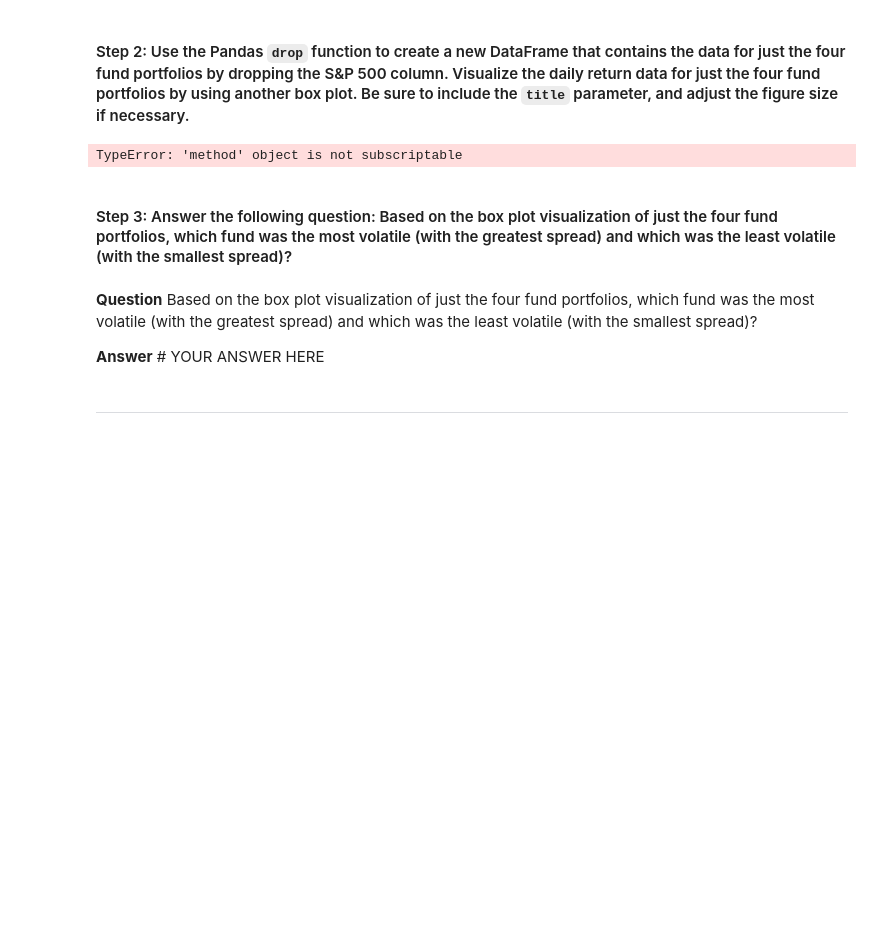
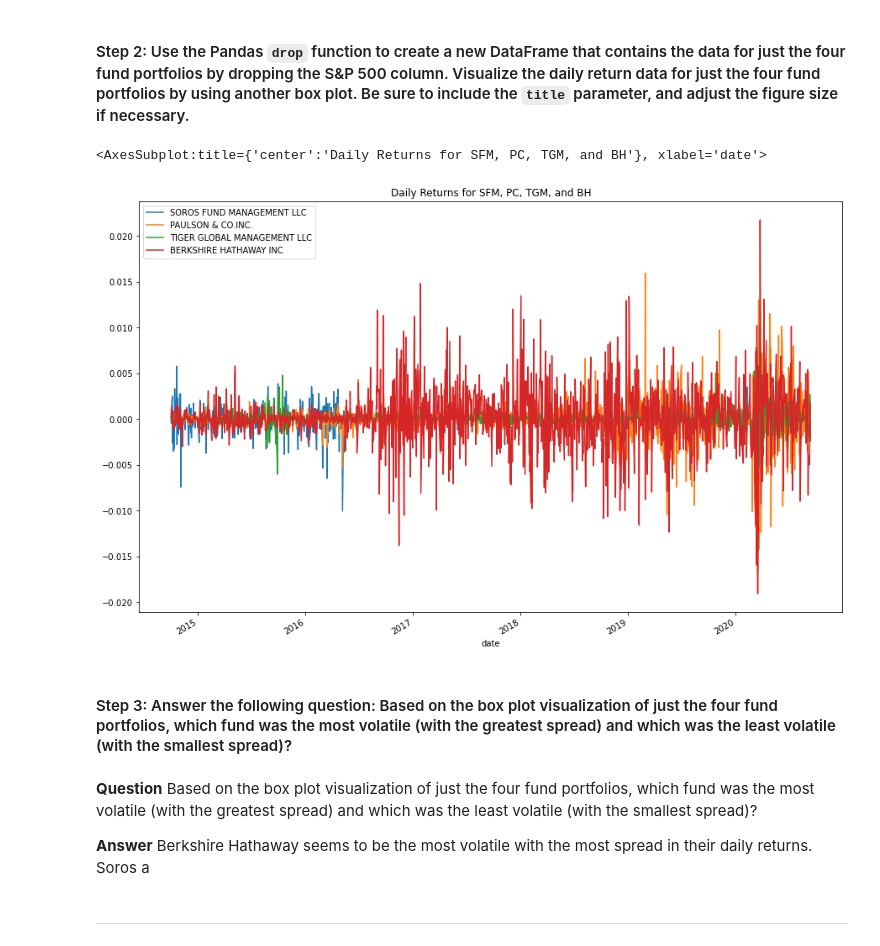
Before and after one commit to JonahLeggett/Risk_Return_Analysis, a Jupyter notebook: risk_return_analysis.ipynb, the cells around one changed output. Saved outputs shown, nothing was run; the diff lists cells and outputs as text; code cells hidden in the pictures; blank space fills up the shorter version.

```diff
--- a/risk_return_analysis.ipynb
+++ b/risk_return_analysis.ipynb
@@ -212,18 +212,19 @@ daily_returns.plot(kind="box", figsize=(15,10), title="Daily Returns for SFM, PC
 # %%
 # Create a new DataFrame containing only the 4 fund portfolios by dropping the S&P 500 column from the DataFrame
 # Create box plots to reflect the return data for only the 4 fund portfolios
 # Include a title parameter and adjust the figure size
-daily_returns_whales = daily_returns.drop["S&P 500"]
+daily_returns_whales = daily_returns.drop(columns=["S&P 500"])
 
 daily_returns_whales.plot(figsize=(15,10), title="Daily Returns for SFM, PC, TGM, and BH")
 # %% [output]
-TypeError: 'method' object is not subscriptable
+<AxesSubplot:title={'center':'Daily Returns for SFM, PC, TGM, and BH'}, xlabel='date'>
+[figure, added]
 # %% [markdown]
 #### Step 3: Answer the following question: Based on the box plot visualization of just the four fund portfolios, which fund was the most volatile (with the greatest spread) and which was the least volatile (with the smallest spread)?
 # %% [markdown]
 **Question** Based on the box plot visualization of just the four fund portfolios, which fund was the most volatile (with the greatest spread) and which was the least volatile (with the smallest spread)?
 
-**Answer** # YOUR ANSWER HERE
+**Answer** Berkshire Hathaway seems to be the most volatile with the most spread in their daily returns. Soros a
 # %% [markdown]
 ---
 # %% [markdown]
```
